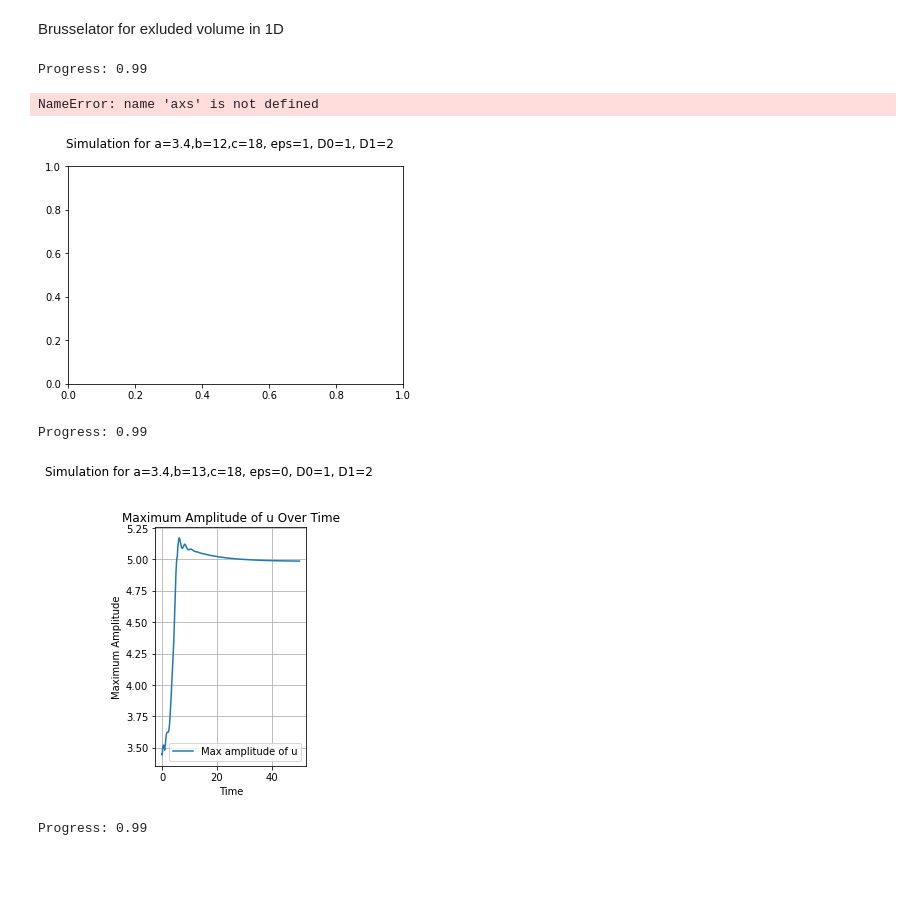
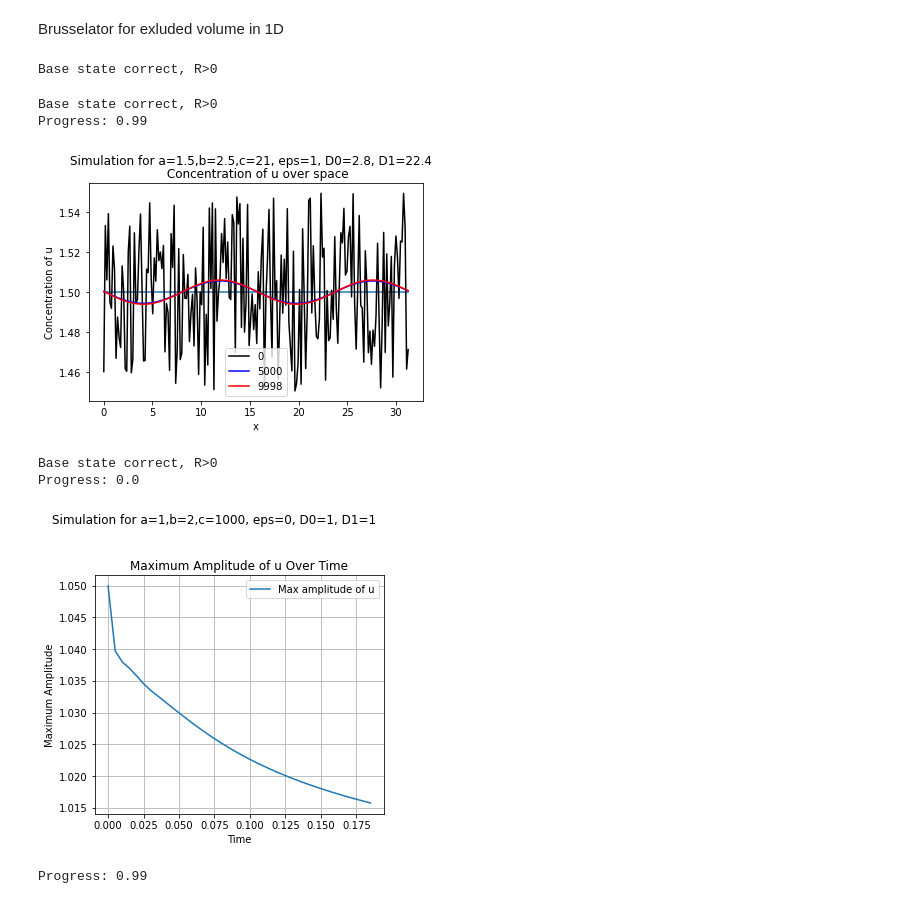
Before and after one commit to l-ada/Turing-models, a Jupyter notebook: brusselator_excluded_volume.ipynb, the cells around one changed output. Drawn from its saved outputs; the diff is of its cells as text; code cells hidden in the pictures; blank space fills up the shorter version.

```diff
--- a/brusselator_excluded_volume.ipynb
+++ b/brusselator_excluded_volume.ipynb
@@ -17,7 +17,10 @@ def create_initial_array(num_of_nodes, ampl = 0.1):
         return (np.random.rand(num_of_nodes)-0.5) * ampl
     #return initial concentration of substance. Can be random, should be positive
 def print_stability_conditions(self):
-     pass
+    if self.a+self.b/self.a < self.c:
+        print ("Base state correct, R>0")
+    else:
+        print("Not a valid choice of parameters, R = 0")
 
 class Brusselator():
     def __init__(self, N = 100, L = 10*np.pi, a=1.5, b=2.34, eps = 1,D0=2.8, D1=22.4, NUM_STEPS=10**4, dt = 0.005, c=10, method = 'pseudo-spectral'):
@@ -84,6 +87,8 @@ def apply_boundary_condition(Z):
 def nonlinear_step(main_variable, v, c, wavenums):
     u = main_variable
     R = c-u-v
+    if np.any(R<= 0):
+         raise ValueError("The thing in the logarithm is not positive")
     mu = -np.log(R)
     ## first derivative
     mu = 1j*wavenums*fftn(mu)
@@ -159,6 +164,8 @@ def perform_simulation(brusselator_class = Brusselator(), save_full = False):
         return time, conc_u, conc_v
     else:
         return u_saved, v_saved
+# %% [output]
+Base state correct, R>0
 # %%
 import os
 import datetime
@@ -198,18 +205,18 @@ def plot_Turing(data,brusselator, save = False):
     plt.show()
     # br.print_parameters()
 # %%
-D0,D1 = 1, 2
-a=3.4
-c=18
-b=13.1
-br = Brusselator(a=a,b= 12, c=c, D0=D0, D1=D1, N=200 ,NUM_STEPS=10**4, dt=0.005)
+D0,D1 = 2.8,22.4
+a=1.5
+c=21
+b=2.5
+br = Brusselator(a=a,b= b, c=c, D0=D0, D1=D1, N=200 ,NUM_STEPS=10**4, dt=0.005)
 br.eps=1
 u,v= perform_simulation(br)
 plot_Turing(u,br)
 # %% [output]
+Base state correct, R>0
 Progress: 0.99
-NameError: name 'axs' is not defined
-[figure, old version]
+[figure, new version]
 # %%
 def plot_max_amplitude(t, u_sol, v_sol, brusselator=None, save=False):
     """Plot the maximum amplitude of u and v over time."""
@@ -244,17 +251,18 @@ def plot_max_amplitude(t, u_sol, v_sol, brusselator=None, save=False):
         save_plot(fig, folder='oscillations')
 # %%
 
-D0,D1 = 1, 2
-a=3.4
-c=18
-b=13
+D0,D1 = 1, 1
+a=1
+c=1000
+b=2
 save = False
-br_oscillate = Brusselator(a=a, b =b ,D0=D0, D1=D1, c=c, eps=0, NUM_STEPS=10**4)
+br_oscillate = Brusselator(a=a, b =b ,D0=D0, D1=D1, c=c, eps=0, NUM_STEPS=10*4)
 t,u_sol, v_sol = perform_simulation(br_oscillate,save_full=True)
 plot_max_amplitude(t,u_sol,v_sol,br_oscillate, save=save)
 # %% [output]
-Progress: 0.99
+Base state correct, R>0
+Progress: 0.0
-[figure, old version]
+[figure, new version]
 # %%
 ## Plot u(x,y) as animation (2D)
 import datetime
```
Also changed, not shown: parts of 1 cell of this notebook, 2 other files.
